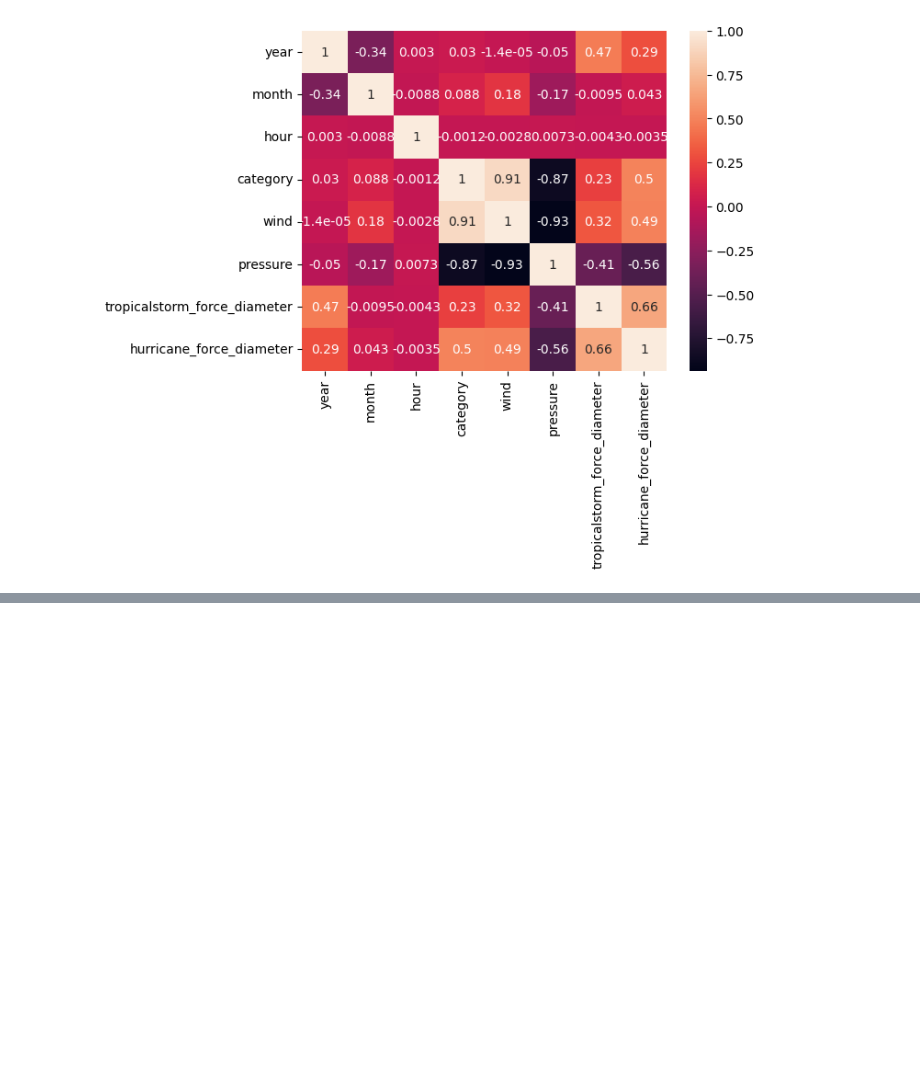
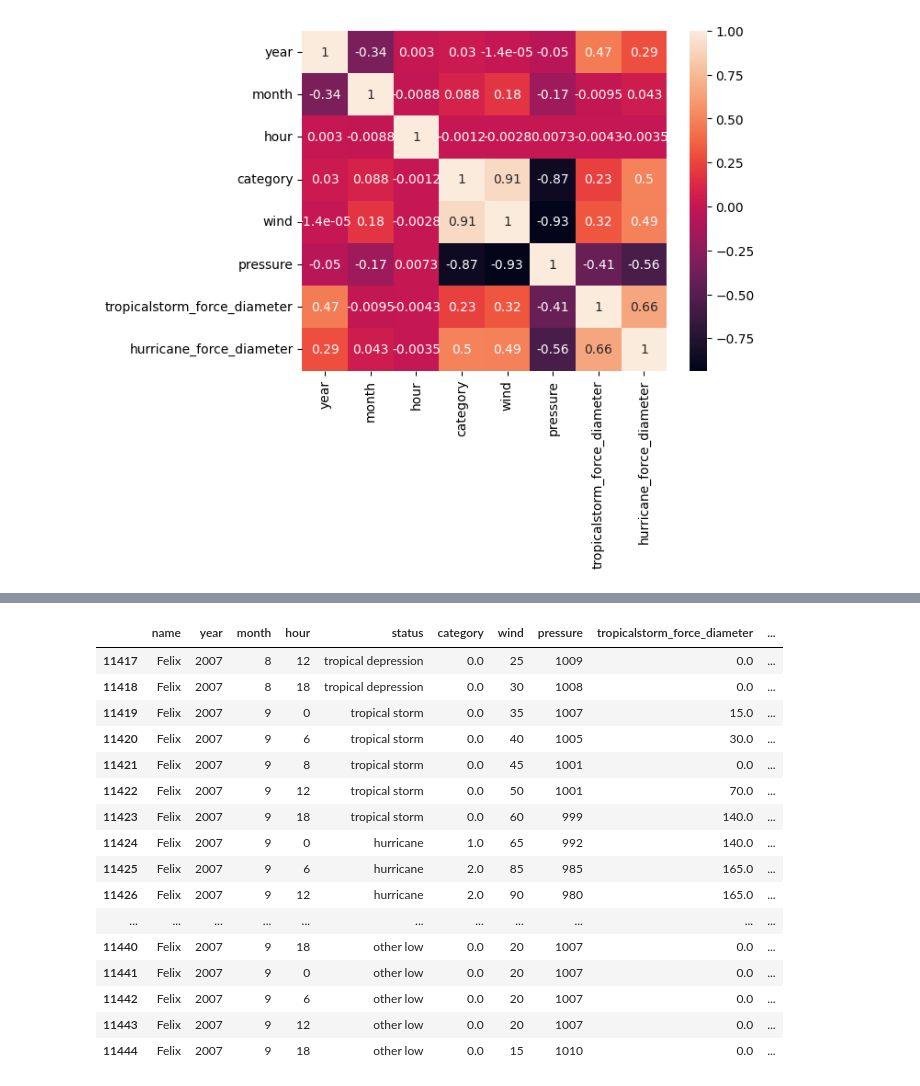
Before and after one commit to jtsillan/DataAnalytics, a Jupyter notebook: exercise_set_4/exercise_set_4_3b_stroms.ipynb, the cells around one changed output, grey strips where cells are left out. Saved outputs shown, nothing was run; the diff lists cells and outputs as text; code cells hidden in the pictures; blank space fills up the shorter version.

```diff
--- a/exercise_set_4/exercise_set_4_3b_stroms.ipynb
+++ b/exercise_set_4/exercise_set_4_3b_stroms.ipynb
@@ -234,0 +255,23 @@ sns.heatmap(correlations1, annot=True)
+# %%
+# Select data from 2007
+# There is only one hurricane: Felix
+year_2007 = df1.query('year == 2007')
+year_2007
+# %% [output]
+|  | name | year | month | hour | status | category | wind | pressure | tropicalstorm_force_diameter | ... |
+| 11417 | Felix | 2007 | 8 | 12 | tropical depression | 0.0 | 25 | 1009 | 0.0 | ... |
+| 11418 | Felix | 2007 | 8 | 18 | tropical depression | 0.0 | 30 | 1008 | 0.0 | ... |
+| 11419 | Felix | 2007 | 9 | 0 | tropical storm | 0.0 | 35 | 1007 | 15.0 | ... |
+| 11420 | Felix | 2007 | 9 | 6 | tropical storm | 0.0 | 40 | 1005 | 30.0 | ... |
+| 11421 | Felix | 2007 | 9 | 8 | tropical storm | 0.0 | 45 | 1001 | 0.0 | ... |
+| 11422 | Felix | 2007 | 9 | 12 | tropical storm | 0.0 | 50 | 1001 | 70.0 | ... |
+| 11423 | Felix | 2007 | 9 | 18 | tropical storm | 0.0 | 60 | 999 | 140.0 | ... |
+| 11424 | Felix | 2007 | 9 | 0 | hurricane | 1.0 | 65 | 992 | 140.0 | ... |
+| 11425 | Felix | 2007 | 9 | 6 | hurricane | 2.0 | 85 | 985 | 165.0 | ... |
+| 11426 | Felix | 2007 | 9 | 12 | hurricane | 2.0 | 90 | 980 | 165.0 | ... |
+| ... | ... | ... | ... | ... | ... | ... | ... | ... | ... | ... |
+| 11440 | Felix | 2007 | 9 | 18 | other low | 0.0 | 20 | 1007 | 0.0 | ... |
+| 11441 | Felix | 2007 | 9 | 0 | other low | 0.0 | 20 | 1007 | 0.0 | ... |
+| 11442 | Felix | 2007 | 9 | 6 | other low | 0.0 | 20 | 1007 | 0.0 | ... |
+| 11443 | Felix | 2007 | 9 | 12 | other low | 0.0 | 20 | 1007 | 0.0 | ... |
+| 11444 | Felix | 2007 | 9 | 18 | other low | 0.0 | 15 | 1010 | 0.0 | ... |
```
Also changed, not shown: parts of 6 cells of this notebook.
